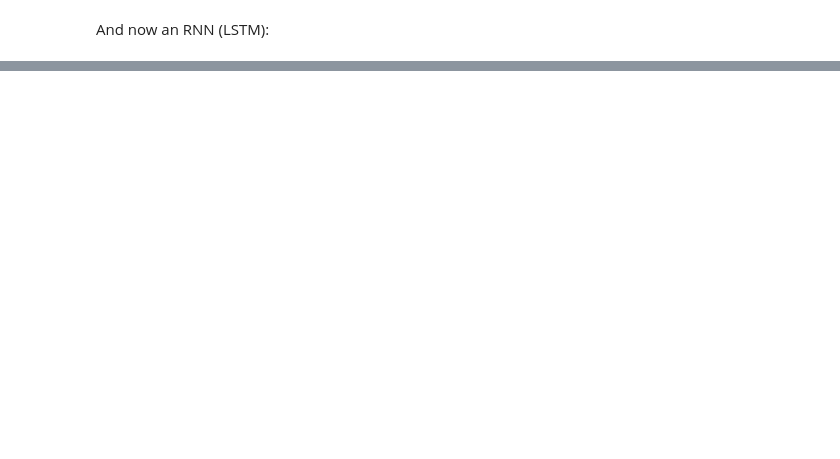
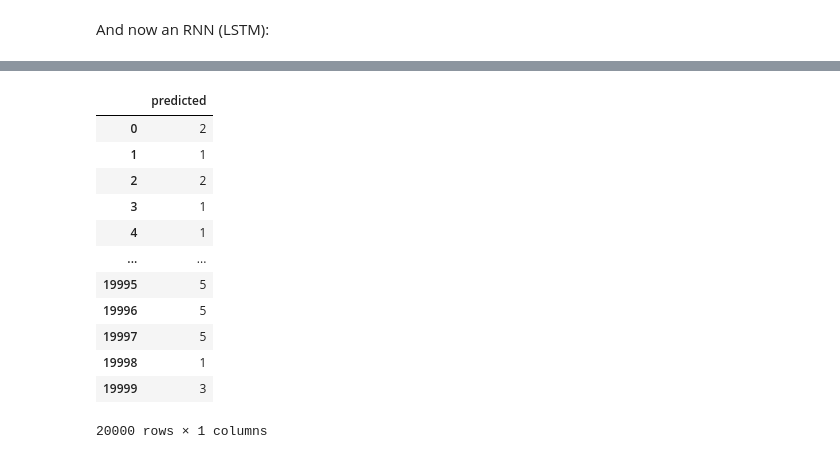
Before and after one commit to ArianAghamohseni/Sentiment_Analysis, a Jupyter notebook: Question2_Part3_Arvin.ipynb, the cells around one changed output, grey strips where cells are left out. Saved outputs shown, nothing was run; the diff lists cells and outputs as text; code cells hidden in the pictures; blank space fills up the shorter version.

```diff
--- a/Question2_Part3_Arvin.ipynb
+++ b/Question2_Part3_Arvin.ipynb
@@ -389,0 +388,3 @@ rnn_score = rnn.evaluate(X_test, y_eval_onehot, verbose=1)
+# %%
+ans = rnn.predict(newtest, verbose=1)
+ans
@@ -389,0 +406,5 @@ rnn_score = rnn.evaluate(X_test, y_eval_onehot, verbose=1)
+# %%
+max_indices = np.argmax(ans, axis=1)
+zeros_array = np.zeros_like(ans)
+zeros_array[np.arange(len(ans)), max_indices] = 1
+zeros_array
@@ -389,0 +419,3 @@ rnn_score = rnn.evaluate(X_test, y_eval_onehot, verbose=1)
+# %%
+indices = np.argwhere(zeros_array == 1)
+indices
@@ -389,0 +430,17 @@ rnn_score = rnn.evaluate(X_test, y_eval_onehot, verbose=1)
+# %%
+df = pd.DataFrame({'predicted': indices[:, 1]})
+df
+# %% [output]
+|  | predicted |
+| 0 | 2 |
+| 1 | 1 |
+| 2 | 2 |
+| 3 | 1 |
+| 4 | 1 |
+| ... | ... |
+| 19995 | 5 |
+| 19996 | 5 |
+| 19997 | 5 |
+| 19998 | 1 |
+| 19999 | 3 |
+20000 rows × 1 columns
```
Also changed, not shown: parts of 19 cells of this notebook.
